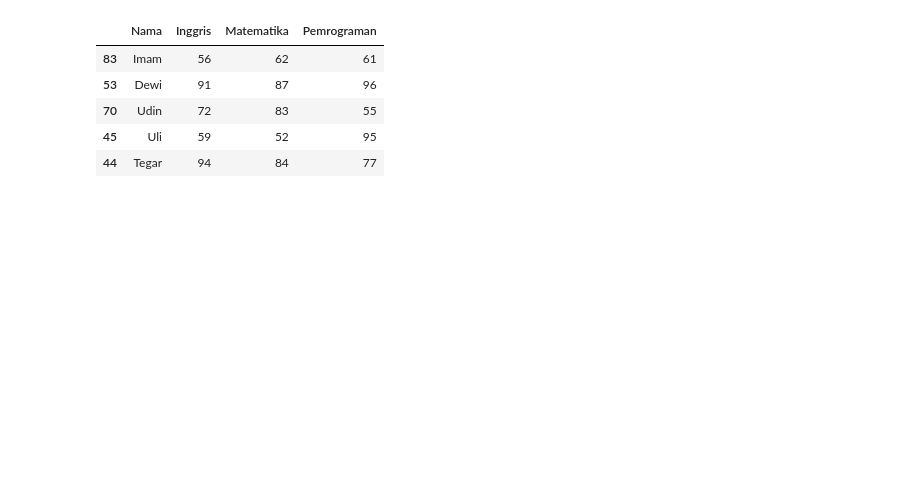
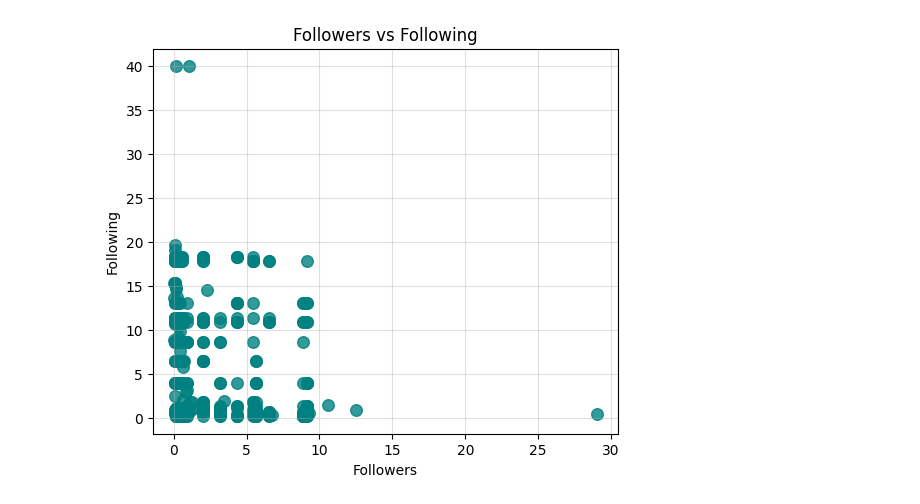
Before and after one commit to fikaindriani/fika-clustering, a Jupyter notebook: Untitled.ipynb, the cells around one changed output. Drawn from its saved outputs; the diff is of its cells as text; code cells hidden in the pictures; blank space fills up the shorter version.

```diff
--- a/Untitled.ipynb
+++ b/Untitled.ipynb
@@ -91,9 +94,15 @@ df.head()
-# %%
-df.sample(5, random_state=42)
-# %% [output]
-|  | Nama | Inggris | Matematika | Pemrograman |
-| 83 | Imam | 56 | 62 | 61 |
-| 53 | Dewi | 91 | 87 | 96 |
-| 70 | Udin | 72 | 83 | 55 |
-| 45 | Uli | 59 | 52 | 95 |
-| 44 | Tegar | 94 | 84 | 77 |
+# %%
+import matplotlib.pyplot as plt
+
+followers = df["followers"]/1000
+following = df["following"]/500
+
+plt.figure(figsize=(6,5))
+plt.scatter(followers, following, s=70, alpha=0.8, color="teal")
+plt.xlabel("Followers")
+plt.ylabel("Following")
+plt.title("Followers vs Following")
+plt.grid(True, linestyle="-", alpha=0.4)
+plt.show()
+# %% [output]
+[figure, added]
```
Also changed, not shown: parts of 15 cells of this notebook.
